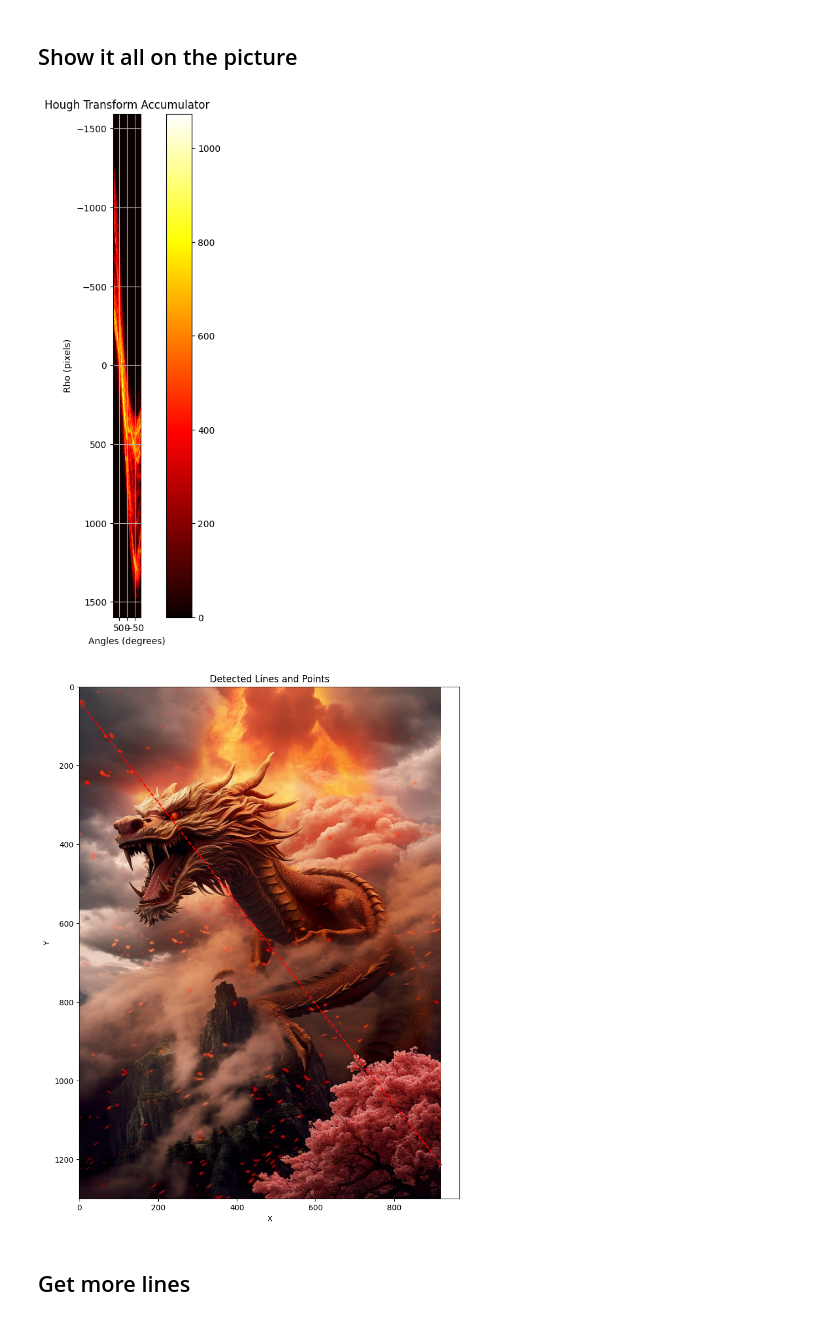
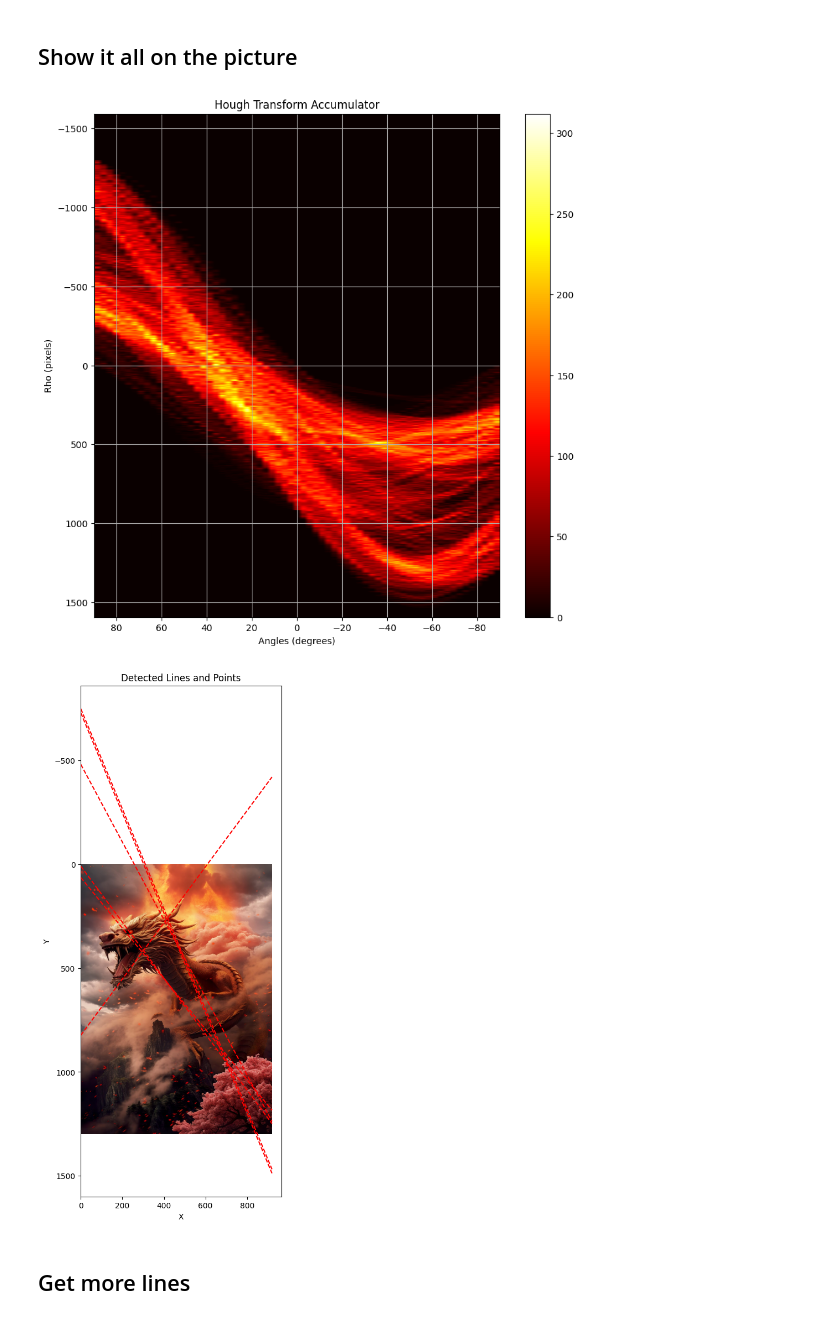
Before and after one commit to isaacGrinboim/Geometry---Hough-and-Canny, a Jupyter notebook: demo.ipynb, the cells around one changed output. Drawn from its saved outputs; the diff is of its cells as text; code cells hidden in the pictures.

```diff
--- a/demo.ipynb
+++ b/demo.ipynb
@@ -99,27 +110,29 @@ accumulator, accumulator_modified, thetas, rhos = hough_line_points_with_convolu
 
 Visualization of the accumulator matrix to show the parameter space that correspond to lines.
 # %%
-def plot_hough_accumulator(accumulator, thetas, rhos):
+def plot_hough_accumulator(accumulator, thetas, rho0, aspect_ratio='auto'):
     plt.figure(figsize=(10, 10))
     plt.imshow(
         accumulator, cmap='hot',
-        extent=[np.rad2deg(thetas[-1]), np.rad2deg(thetas[0]), rhos[-1], rhos[0]]
+        extent=[np.rad2deg(thetas[-1]), np.rad2deg(thetas[0]), rhos[-1], rhos[0]],
+        aspect = aspect_ratio
     )
     plt.title('Hough Transform Accumulator')
     plt.xlabel('Angles (degrees)')
     plt.ylabel('Rho (pixels)')
     plt.grid(True)
     plt.colorbar()
+
     plt.show()
 # %% [markdown]
 ## Apply Hough Transform and Visualize Results
 
 Now we use the Hough Transform on the random set of points and visualize it.
 # %%
-# angle_step, rho_step = 3,20
-angle_step, rho_step = 3,30
-print(thresh*rho_step)
-angle_step = 1/4*thresh*rho_step
+angle_step, rho_step = delta_theta,delta_rho
+# angle_step, rho_step = 0.05,0.1
+# print(thresh*rho_step)
+# angle_step = 1/4*thresh*rho_step
 
 accumulator, thetas, rhos = hough_line_points(x_points, y_points,angle_step, rho_step)
 plot_hough_accumulator(accumulator, thetas, rhos)
@@ -388,25 +400,45 @@ def plot_lines_on_image(x_points, y_points, lines, x_max, y_max, figsize=(6, 6),
     plt.show()
 # %%
 y_points, x_points = np.nonzero(edges)
-angle_step, rho_step =  4, 10
+arctan_values = np.arctan2(y_points, x_points)
 
 x_max, y_max = gray_image.shape[1], gray_image.shape[0]
+diag_len = int(np.ceil(np.sqrt(x_max**2 + y_max**2)))
+
+alpha = 5
+delta_rho = alpha/2 # Delta theta
+rho_values_for_rho_max = x_points * np.cos(arctan_values) + y_points * np.sin(arctan_values)
+rho_max = np.max(rho_values_for_rho_max)
+delta_theta = (delta_rho/2*rho_max) # Delta rho
+
+rho_step = delta_rho
+theta_step = delta_theta
 
 accumulator, thetas, rhos = hough_line_points(x_points, y_points, angle_step, rho_step)
+plot_hough_accumulator(accumulator, thetas, rhos)
 
-plot_hough_accumulator(accumulator, thetas, rhos)
+
+
+# y_points, x_points = np.nonzero(edges)
+# angle_step, rho_step =  4, 10
+
+# x_max, y_max = gray_image.shape[1], gray_image.shape[0]
+
+# accumulator, thetas, rhos = hough_line_points(x_points, y_points, angle_step, rho_step)
+
+# plot_hough_accumulator(accumulator, thetas, rhos)
 # %% [output]
-[figure, old version]
+[figure, new version]
 # %%
 num_lines = 1  # Number of lines to show
-# num_lines = 2  # Number of lines to show
-# num_lines = 6  # Number of lines to show
+num_lines = 2  # Number of lines to show
+num_lines = 6  # Number of lines to show
 y_points, x_points = np.nonzero(edges)
 lines = get_hough_lines(accumulator, thetas, rhos, num_lines)
 x_max, y_max = gray_image.shape[1], gray_image.shape[0]
 plot_lines_on_image(x_points, y_points, lines, x_max, y_max, (12,12), False)
 # %% [output]
-[figure, old version]
+[figure, new version]
 # %% [markdown]
 ## Get more lines
 # %%
```
Also changed, not shown: parts of 6 cells of this notebook, 2 other files.
